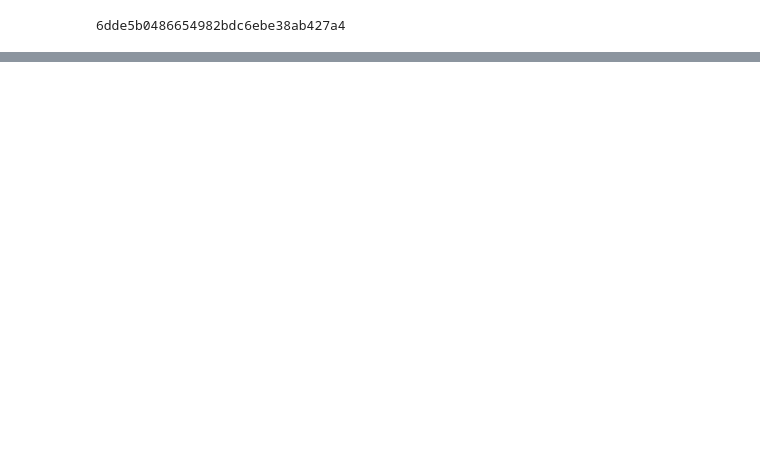
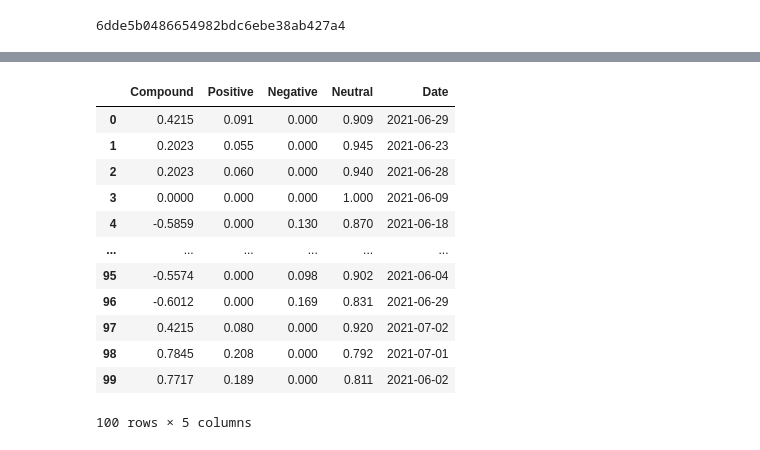
Before and after one commit to Billieo/p2-g3, a Jupyter notebook: notebooks/Samuel's_Notebook/notebooks/alpaca.ipynb, the cells around one changed output, grey strips where cells are left out. Drawn from its saved outputs; the diff is of its cells as text; code cells hidden in the pictures; blank space fills up the shorter version.

```diff
--- a/notebooks/Samuel's_Notebook/notebooks/alpaca.ipynb
+++ b/notebooks/Samuel's_Notebook/notebooks/alpaca.ipynb
@@ -298 +197,24 @@ tech_df.head(100)
 100 rows × 6 columns
+# %%
+df = pd.DataFrame()
+df["Compound"] = tech_df["Compound"]
+df["Positive"] = tech_df["Positive"]
+df["Negative"] = tech_df["Negative"]
+df["Neutral"] = tech_df["Neutral"]
+df["Date"] = tech_df["Date"]
+#df.index = df.index.Date
+df.head(500)
+# %% [output]
+|  | Compound | Positive | Negative | Neutral | Date |
+| 0 | 0.4215 | 0.091 | 0.000 | 0.909 | 2021-06-29 |
+| 1 | 0.2023 | 0.055 | 0.000 | 0.945 | 2021-06-23 |
+| 2 | 0.2023 | 0.060 | 0.000 | 0.940 | 2021-06-28 |
+| 3 | 0.0000 | 0.000 | 0.000 | 1.000 | 2021-06-09 |
+| 4 | -0.5859 | 0.000 | 0.130 | 0.870 | 2021-06-18 |
+| ... | ... | ... | ... | ... | ... |
+| 95 | -0.5574 | 0.000 | 0.098 | 0.902 | 2021-06-04 |
+| 96 | -0.6012 | 0.000 | 0.169 | 0.831 | 2021-06-29 |
+| 97 | 0.4215 | 0.080 | 0.000 | 0.920 | 2021-07-02 |
+| 98 | 0.7845 | 0.208 | 0.000 | 0.792 | 2021-07-01 |
+| 99 | 0.7717 | 0.189 | 0.000 | 0.811 | 2021-06-02 |
+100 rows × 5 columns
```
Also changed, not shown: parts of 12 cells of this notebook, 2 other files.
